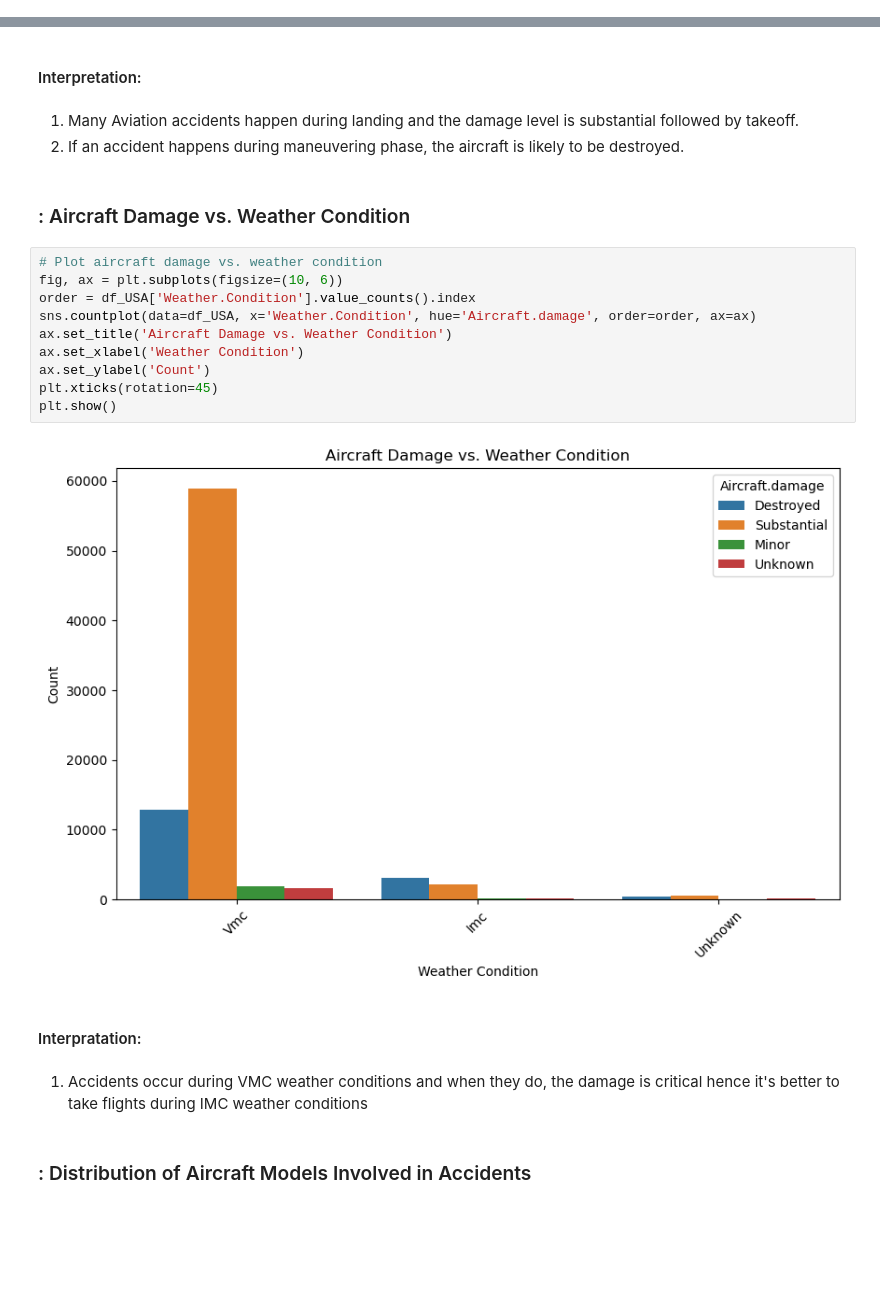
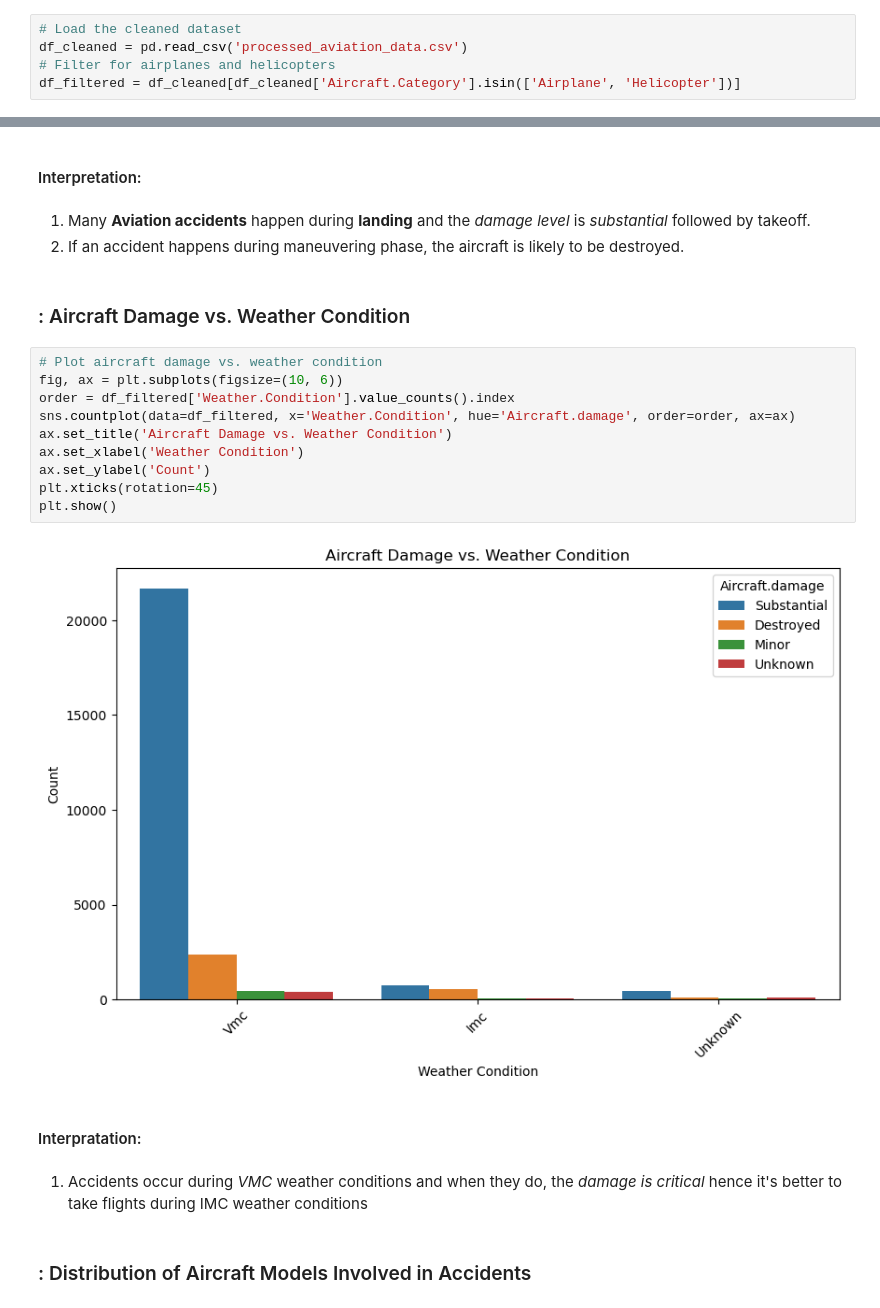
Before and after one commit to BrianGithinji-BMG/First-Project, a Jupyter notebook: project.ipynb, the cells around one changed output, grey strips where cells are left out. Drawn from its saved outputs; the diff is of its cells as text; blank space fills up the shorter version.

```diff
--- a/project.ipynb
+++ b/project.ipynb
@@ -542,3 +593,8 @@ Airplanes seem to be the most type of category in our dataset.
+# %%
+# Load the cleaned dataset
+df_cleaned = pd.read_csv('processed_aviation_data.csv')
+# Filter for airplanes and helicopters
+df_filtered = df_cleaned[df_cleaned['Aircraft.Category'].isin(['Airplane', 'Helicopter'])]
 # %% [markdown]
 ### : Distribution of Makes
 # %%
@@ -609,26 +669,26 @@ plt.show()
 # %% [markdown]
 #### Interpretation:
 # %% [markdown]
-1. Many Aviation accidents happen during landing and the damage level is substantial followed by takeoff.
+1. Many **Aviation accidents** happen during **landing** and the *damage level* is *substantial* followed by takeoff.
 2. If an accident happens during maneuvering phase, the aircraft is likely to be destroyed.
 # %% [markdown]
 ### :  Aircraft Damage vs. Weather Condition
 # %%
 # Plot aircraft damage vs. weather condition
 fig, ax = plt.subplots(figsize=(10, 6))
-order = df_USA['Weather.Condition'].value_counts().index
-sns.countplot(data=df_USA, x='Weather.Condition', hue='Aircraft.damage', order=order, ax=ax)
+order = df_filtered['Weather.Condition'].value_counts().index
+sns.countplot(data=df_filtered, x='Weather.Condition', hue='Aircraft.damage', order=order, ax=ax)
 ax.set_title('Aircraft Damage vs. Weather Condition')
 ax.set_xlabel('Weather Condition')
 ax.set_ylabel('Count')
 plt.xticks(rotation=45)
 plt.show()
 # %% [output]
-[figure, old version]
+[figure, new version]
 # %% [markdown]
 #### Interpratation:
 # %% [markdown]
-1. Accidents occur during VMC weather conditions and when they do, the damage is critical hence it's better to take flights during IMC weather conditions
+1. Accidents occur during *VMC* weather conditions and when they do, the *damage is critical* hence it's better to take flights during IMC weather conditions
 # %% [markdown]
 ### :  Distribution of Aircraft Models Involved in Accidents
 # %%
```
Also changed, not shown: parts of 55 cells of this notebook.
